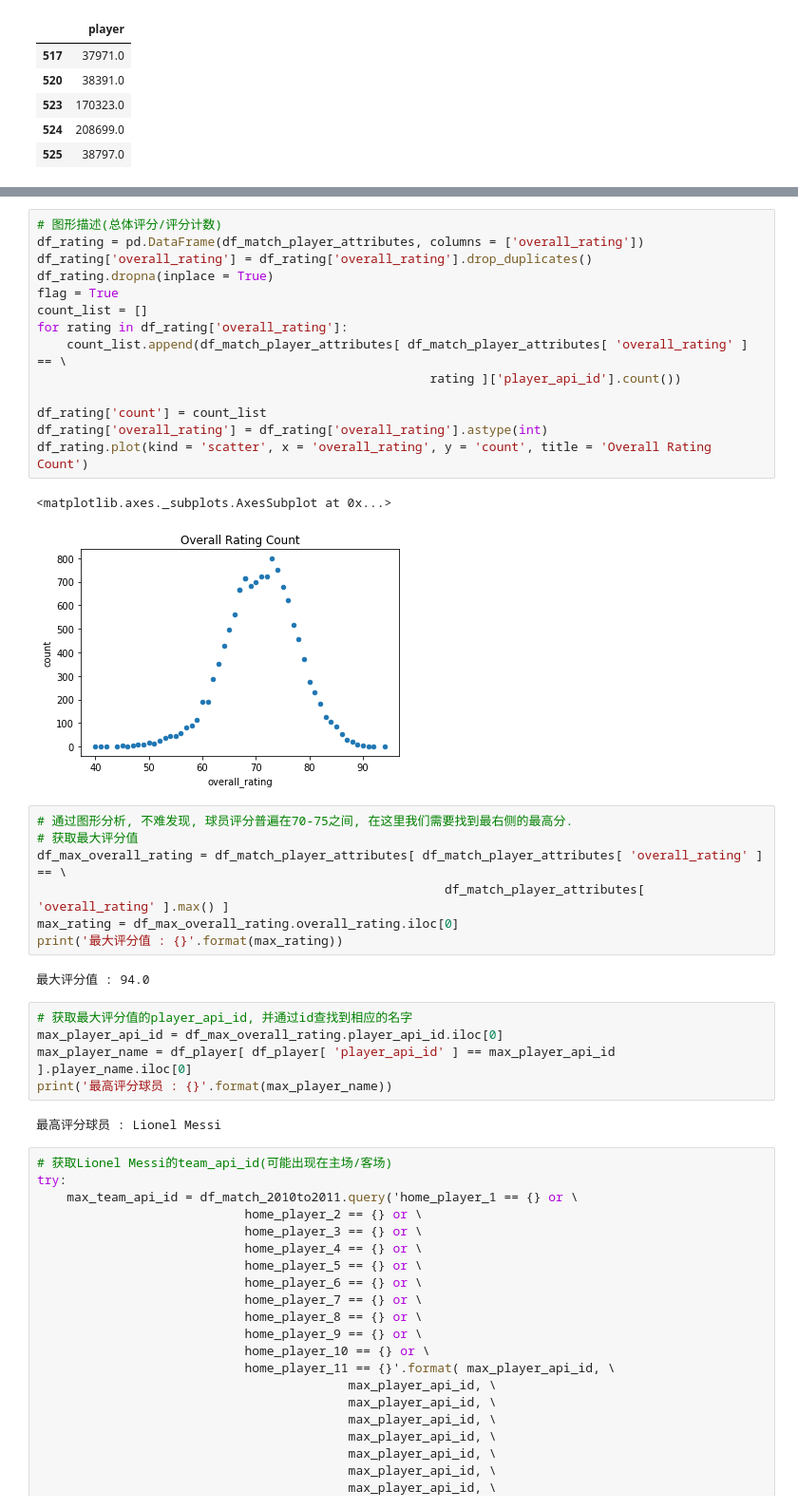
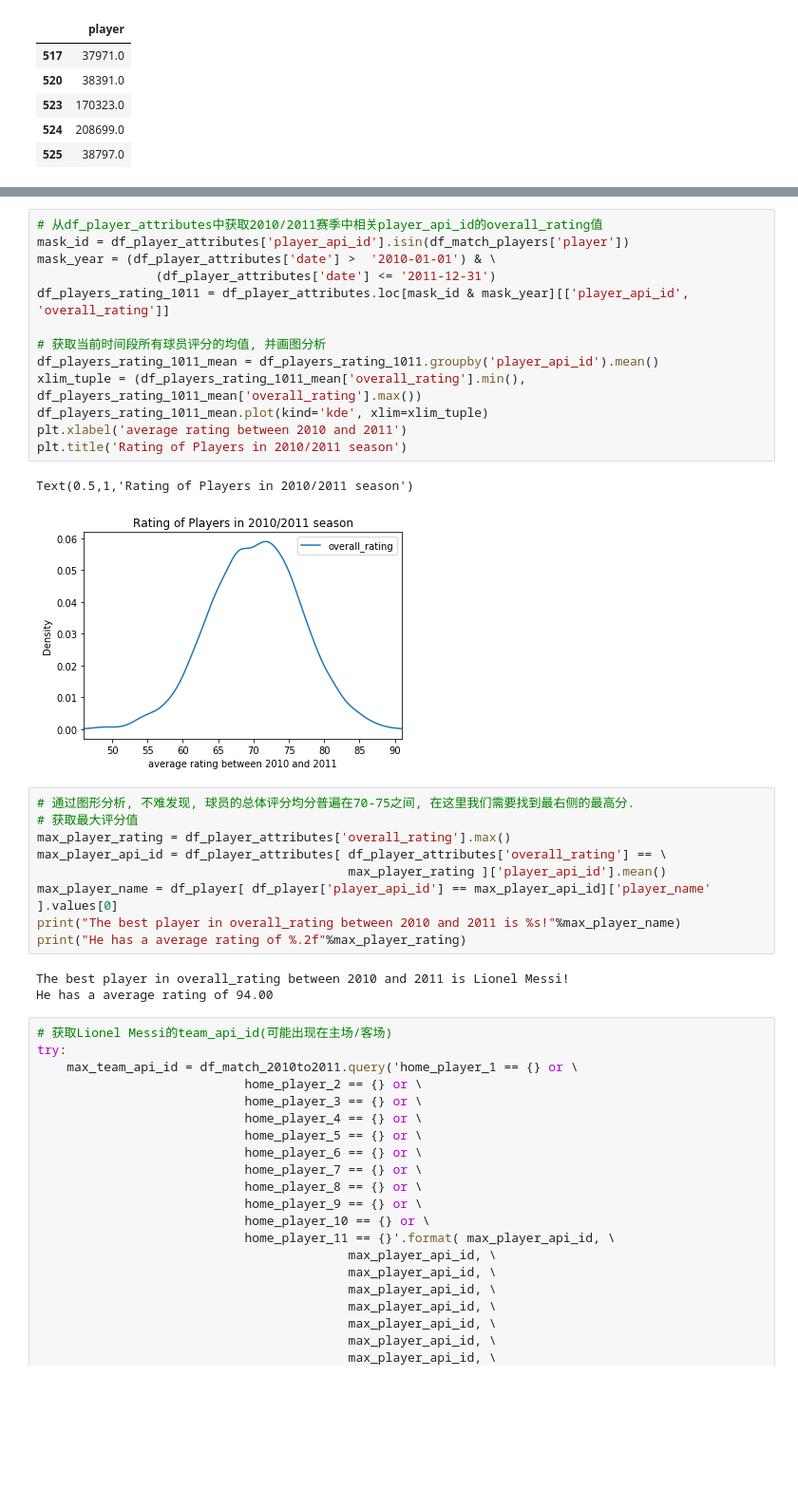
Before and after one commit to kylechenoO/investigate-football, a Jupyter notebook: Investigate-Football.ipynb, the cells around one changed output, grey strips where cells are left out. Shown at 95% size. Drawn from its saved outputs; the diff is of its cells as text; blank space fills up the shorter version.

```diff
--- a/Investigate-Football.ipynb
+++ b/Investigate-Football.ipynb
@@ -500,36 +495,31 @@ df_match_player_attributes.head()
-# %%
-# 图形描述(总体评分/评分计数)
-df_rating = pd.DataFrame(df_match_player_attributes, columns = ['overall_rating'])
-df_rating['overall_rating'] = df_rating['overall_rating'].drop_duplicates()
-df_rating.dropna(inplace = True)
-flag = True
-count_list = []
-for rating in df_rating['overall_rating']:
-    count_list.append(df_match_player_attributes[ df_match_player_attributes[ 'overall_rating' ] == \
-                                                     rating ]['player_api_id'].count())
-
-df_rating['count'] = count_list
-df_rating['overall_rating'] = df_rating['overall_rating'].astype(int)
-df_rating.plot(kind = 'scatter', x = 'overall_rating', y = 'count', title = 'Overall Rating Count')
-# %% [output]
-<matplotlib.axes._subplots.AxesSubplot at 0x...>
-[figure, removed]
-# %%
-# 通过图形分析, 不难发现, 球员评分普遍在70-75之间, 在这里我们需要找到最右侧的最高分.
-# 获取最大评分值
-df_max_overall_rating = df_match_player_attributes[ df_match_player_attributes[ 'overall_rating' ] == \
-                                                       df_match_player_attributes[ 'overall_rating' ].max() ]
-max_rating = df_max_overall_rating.overall_rating.iloc[0]
-print('最大评分值 : {}'.format(max_rating))
-# %% [output]
-最大评分值 : 94.0
-# %%
-# 获取最大评分值的player_api_id, 并通过id查找到相应的名字
-max_player_api_id = df_max_overall_rating.player_api_id.iloc[0]
-max_player_name = df_player[ df_player[ 'player_api_id' ] == max_player_api_id ].player_name.iloc[0]
-print('最高评分球员 : {}'.format(max_player_name))
-# %% [output]
-最高评分球员 : Lionel Messi
+# %%
+# 从df_player_attributes中获取2010/2011赛季中相关player_api_id的overall_rating值
+mask_id = df_player_attributes['player_api_id'].isin(df_match_players['player'])
+mask_year = (df_player_attributes['date'] >  '2010-01-01') & \
+                (df_player_attributes['date'] <= '2011-12-31')
+df_players_rating_1011 = df_player_attributes.loc[mask_id & mask_year][['player_api_id', 'overall_rating']]
+
+# 获取当前时间段所有球员评分的均值, 并画图分析
+df_players_rating_1011_mean = df_players_rating_1011.groupby('player_api_id').mean()
+xlim_tuple = (df_players_rating_1011_mean['overall_rating'].min(), df_players_rating_1011_mean['overall_rating'].max())
+df_players_rating_1011_mean.plot(kind='kde', xlim=xlim_tuple)
+plt.xlabel('average rating between 2010 and 2011')
+plt.title('Rating of Players in 2010/2011 season')
+# %% [output]
+Text(0.5,1,'Rating of Players in 2010/2011 season')
+[figure, added]
+# %%
+# 通过图形分析, 不难发现, 球员的总体评分均分普遍在70-75之间, 在这里我们需要找到最右侧的最高分.
+# 获取最大评分值
+max_player_rating = df_player_attributes['overall_rating'].max()
+max_player_api_id = df_player_attributes[ df_player_attributes['overall_rating'] == \
+                                          max_player_rating ]['player_api_id'].mean()
+max_player_name = df_player[ df_player['player_api_id'] == max_player_api_id]['player_name' ].values[0]
+print("The best player in overall_rating between 2010 and 2011 is %s!"%max_player_name)
+print("He has a average rating of %.2f"%max_player_rating)
+# %% [output]
+The best player in overall_rating between 2010 and 2011 is Lionel Messi!
+He has a average rating of 94.00
 # %%
 # 获取Lionel Messi的team_api_id(可能出现在主场/客场)
 try:
```
Also changed, not shown: parts of 29 cells of this notebook, 1 other file.
